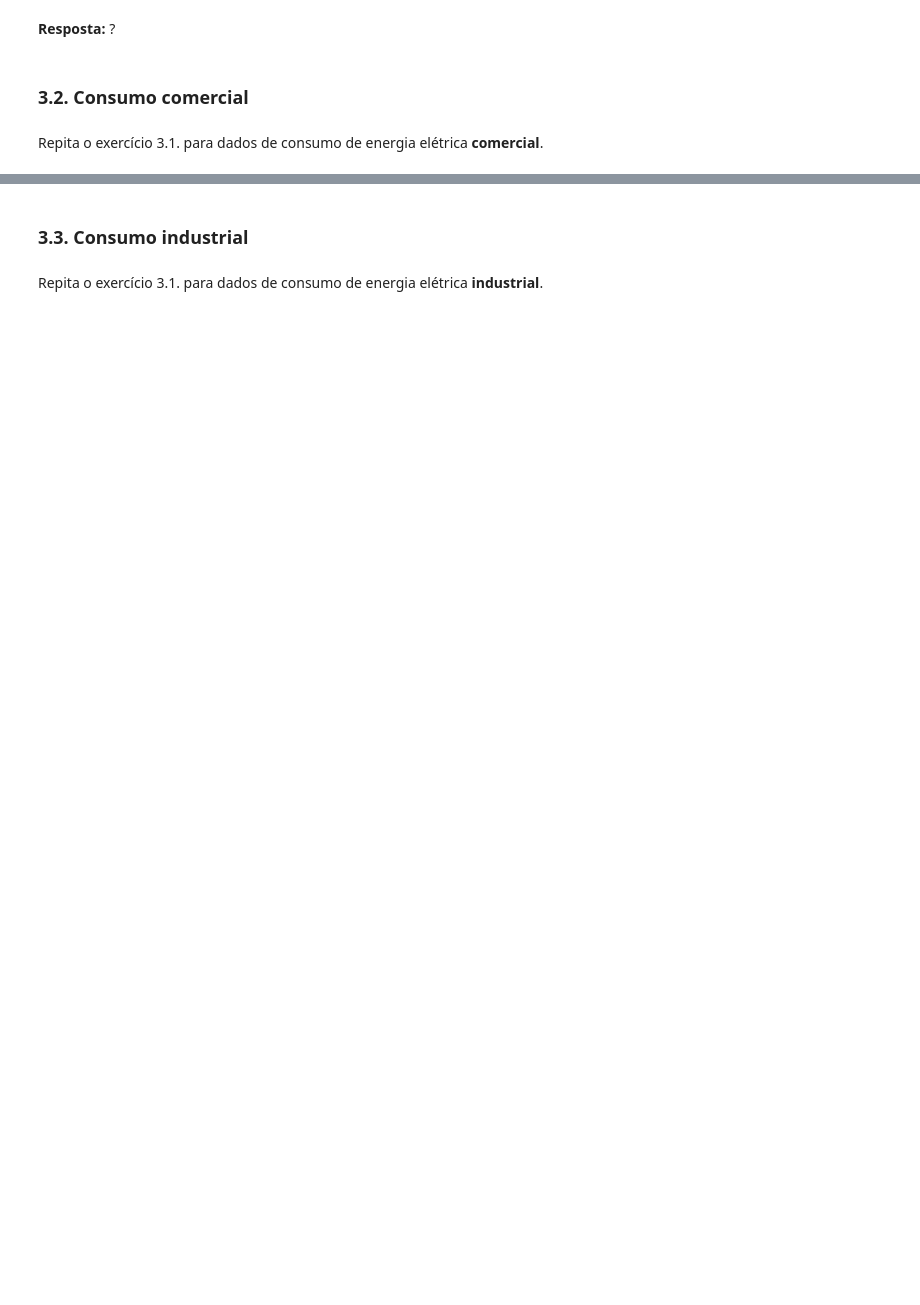
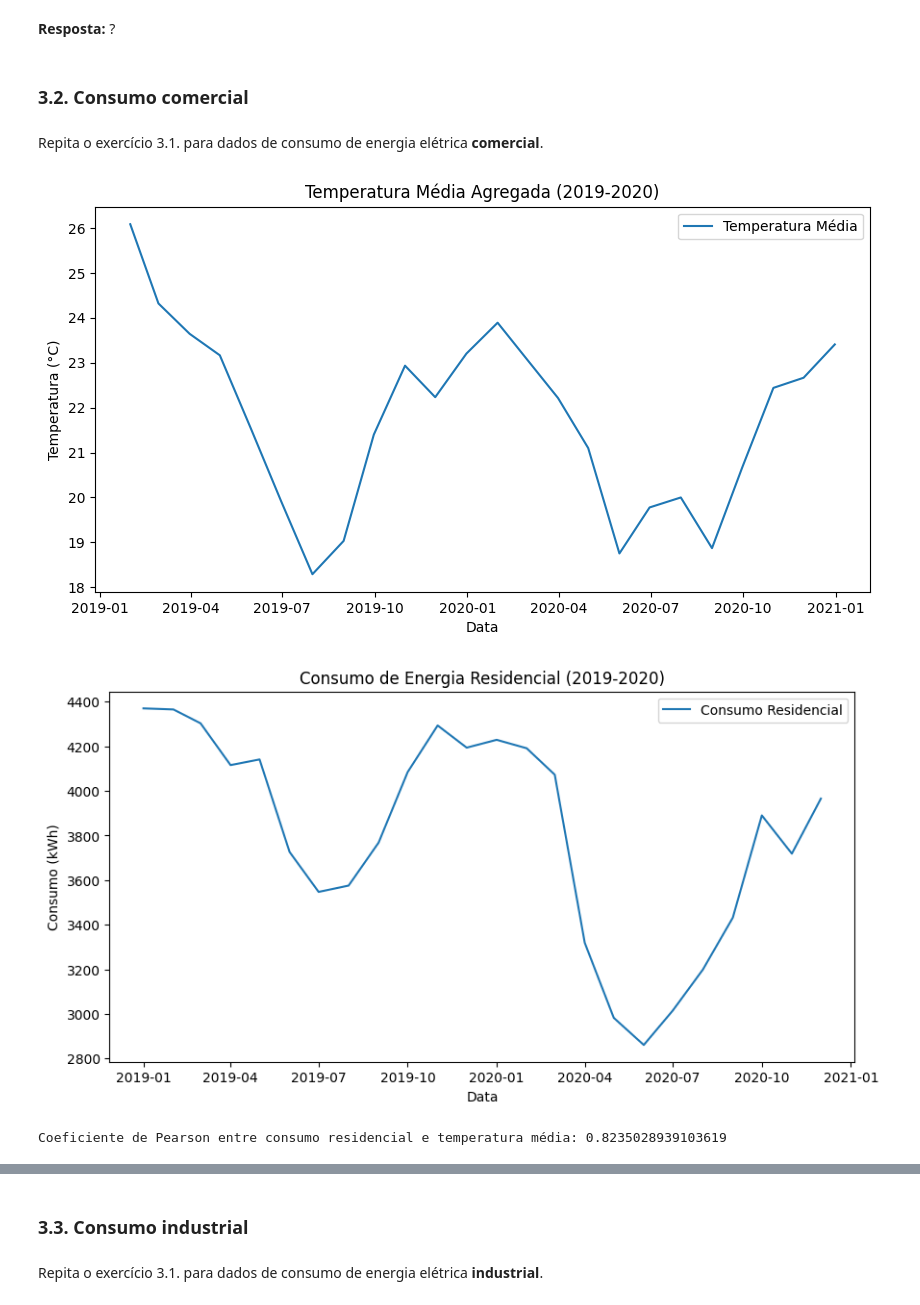
Before and after one commit to leaop/Cursos, a Jupyter notebook: EBAC/atividade26.ipynb, the cells around one changed output, grey strips where cells are left out. Cells and saved outputs as stored; diff of their text form; code cells hidden in the pictures; blank space fills up the shorter version.

```diff
--- a/EBAC/atividade26.ipynb
+++ b/EBAC/atividade26.ipynb
@@ -91,10 +186,12 @@ Processe o dataframe `temperatura`:
  - **a.** Atributa ao index a coluna temporal.
 # %%
 # resposta da questão 2.2.a
+temperatura.set_index('referencia', inplace=True)
 # %% [markdown]
  - **b.** Selecione apenas os dados entre 2019 e 2020.
 # %%
 # resposta da questão 2.1.b
+df_temperatura = temperatura['2019':'2020']
 # %% [markdown]
  - **c.** Remova todas as linhas que apresentem pelo menos um valores nulo.
 # %%
@@ -103,3 +206,4 @@ Processe o dataframe `temperatura`:
  - **d.** Combine as três colunas de temperatura em uma só chamada de `temp-media` e agregadas pela **média** (obtendo assim uma temperatura média aproximada da região sudeste).
 # %%
 # resposta da questão 2.2.d
+df_temperatura['temp_media'] = df_temperatura[['temp-media-sp', 'temp-media-rj', 'temp-media-mg']].mean(axis=1)
@@ -133,3 +276,28 @@ Processe o dataframe `temperatura`:
 ### **3.2. Consumo comercial**
 # %% [markdown]
 Repita o exercício 3.1. para dados de consumo de energia elétrica **comercial**.
+# %%
+plt.figure(figsize=(10, 5))
+plt.plot(df_temperatura.index, df_temperatura['temp_media'], label='Temperatura Média')
+plt.title('Temperatura Média Agregada (2019-2020)')
+plt.xlabel('Data')
+plt.ylabel('Temperatura (°C)')
+plt.legend()
+plt.show()
+
+# Gráfico de linha para a série temporal do consumo de energia comercial
+plt.figure(figsize=(10, 5))
+plt.plot(df_energia.index, df_energia['comercial'], label='Consumo Residencial')
+plt.title('Consumo de Energia Residencial (2019-2020)')
+plt.xlabel('Data')
+plt.ylabel('Consumo (kWh)')
+plt.legend()
+plt.show()
+
+# Calculando o coeficiente de Pearson
+coef_pearson = np.corrcoef(df_temperatura['temp_media'], df_energia['comercial'])[0, 1]
+print("Coeficiente de Pearson entre consumo residencial e temperatura média:", coef_pearson)
+# %% [output]
+[figure, added]
+[figure, added]
+Coeficiente de Pearson entre consumo residencial e temperatura média: 0.8235028939103619
```
Also changed, not shown: parts of 30 cells of this notebook, 2 other files.
